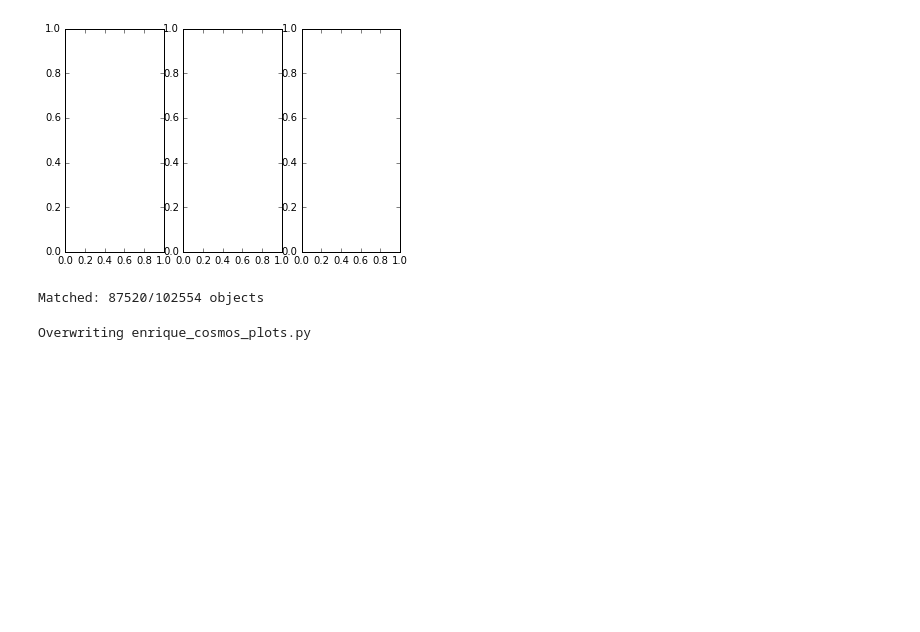
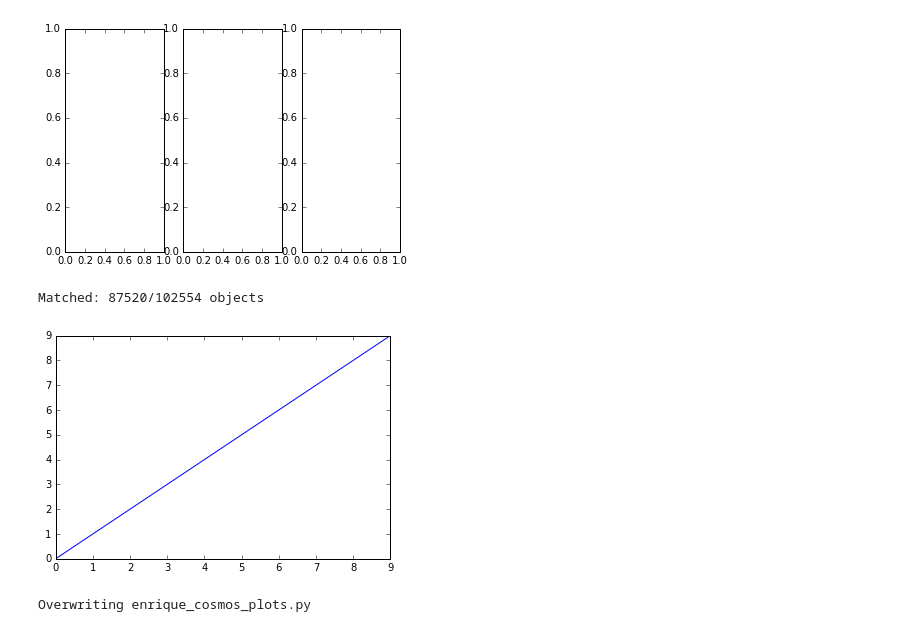
Before and after one commit to gaztanaga/legacypipe, a Jupyter notebook: py/legacyanalysis/validation/compare_two_cats.ipynb, the cells around one changed output. Saved outputs shown, nothing was run; the diff lists cells and outputs as text; code cells hidden in the pictures; blank space fills up the shorter version.

```diff
--- a/py/legacyanalysis/validation/compare_two_cats.ipynb
+++ b/py/legacyanalysis/validation/compare_two_cats.ipynb
@@ -746,6 +821,11 @@ fits_funcs.set_extra_data(c40)
 fits_funcs.set_extra_data(c41)
 # %% [output]
 Matched: 87520/102554 objects
+# %%
+plt.plot(range(10))
+plt.text?
+# %% [output]
+[figure, added]
 # %%
 %%file enrique_cosmos_plots.py
 
```
Also changed, not shown: parts of 11 cells of this notebook, 2 other files.
